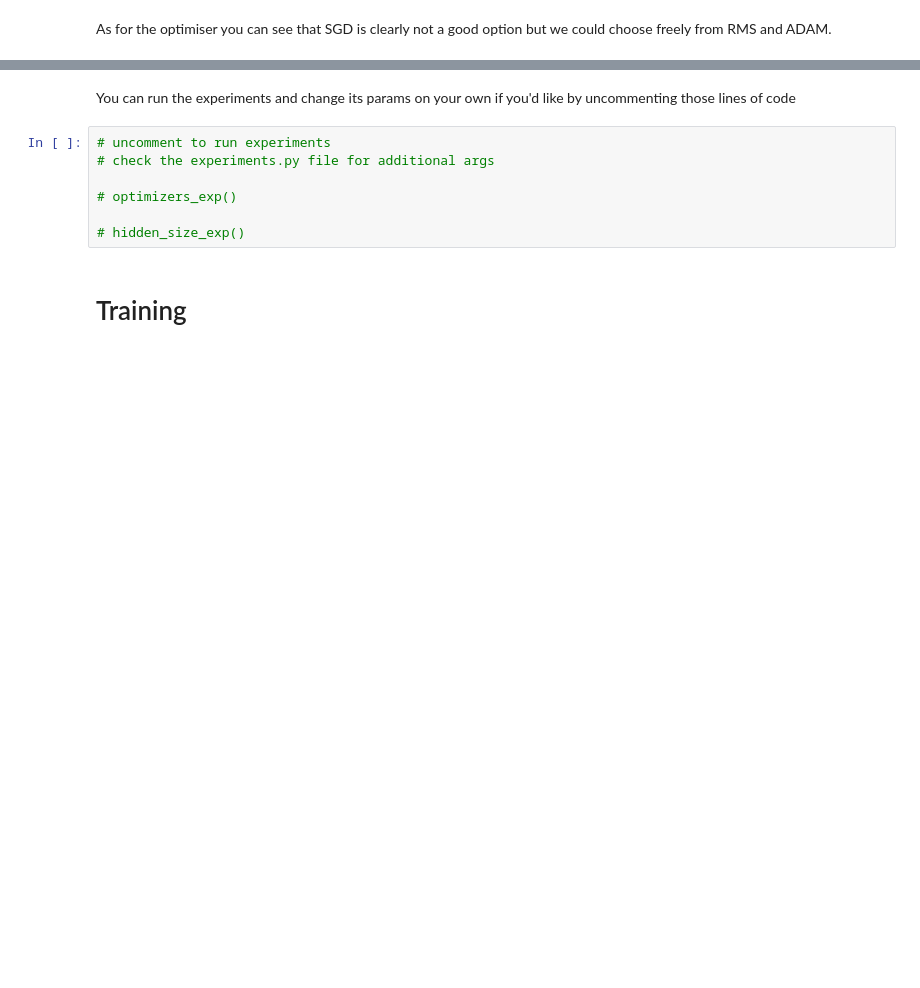
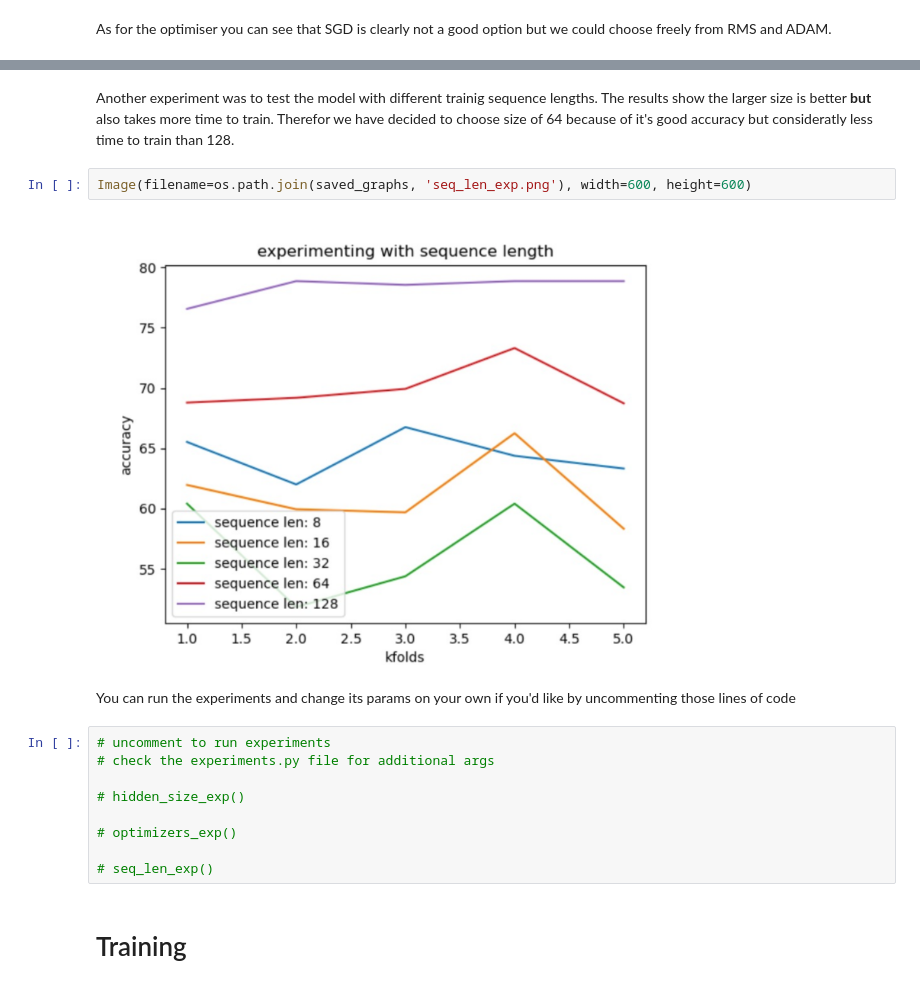
Before and after one commit to LiorSherman/236502, a Jupyter notebook: Demo.ipynb, the cells around one changed output, grey strips where cells are left out. Saved outputs shown, nothing was run; the diff lists cells and outputs as text; blank space fills up the shorter version.

```diff
--- a/Demo.ipynb
+++ b/Demo.ipynb
@@ -78,12 +82,22 @@ Image(filename='experiment_graphs/optimisers.png', width=600, height=600)
+# %% [markdown]
+Another experiment was to test the model with different trainig sequence lengths.
+The results show the larger size is better **but** also takes more time to train.
+Therefor we have decided to choose size of 64 because of it's good accuracy but consideratly less time to train than 128.
+# %%
+Image(filename=os.path.join(saved_graphs, 'seq_len_exp.png'), width=600, height=600)
+# %% [output]
+[figure, added]
 # %% [markdown]
 You can run the experiments and change its params on your own if you'd like by uncommenting those lines of code
 # %%
 # uncomment to run experiments
 # check the experiments.py file for additional args
 
+# hidden_size_exp()
+
 # optimizers_exp()
 
-# hidden_size_exp()
+# seq_len_exp()
 # %% [markdown]
 # Training
 # %%
```
Also changed, not shown: parts of 8 cells of this notebook, 7 other files.
